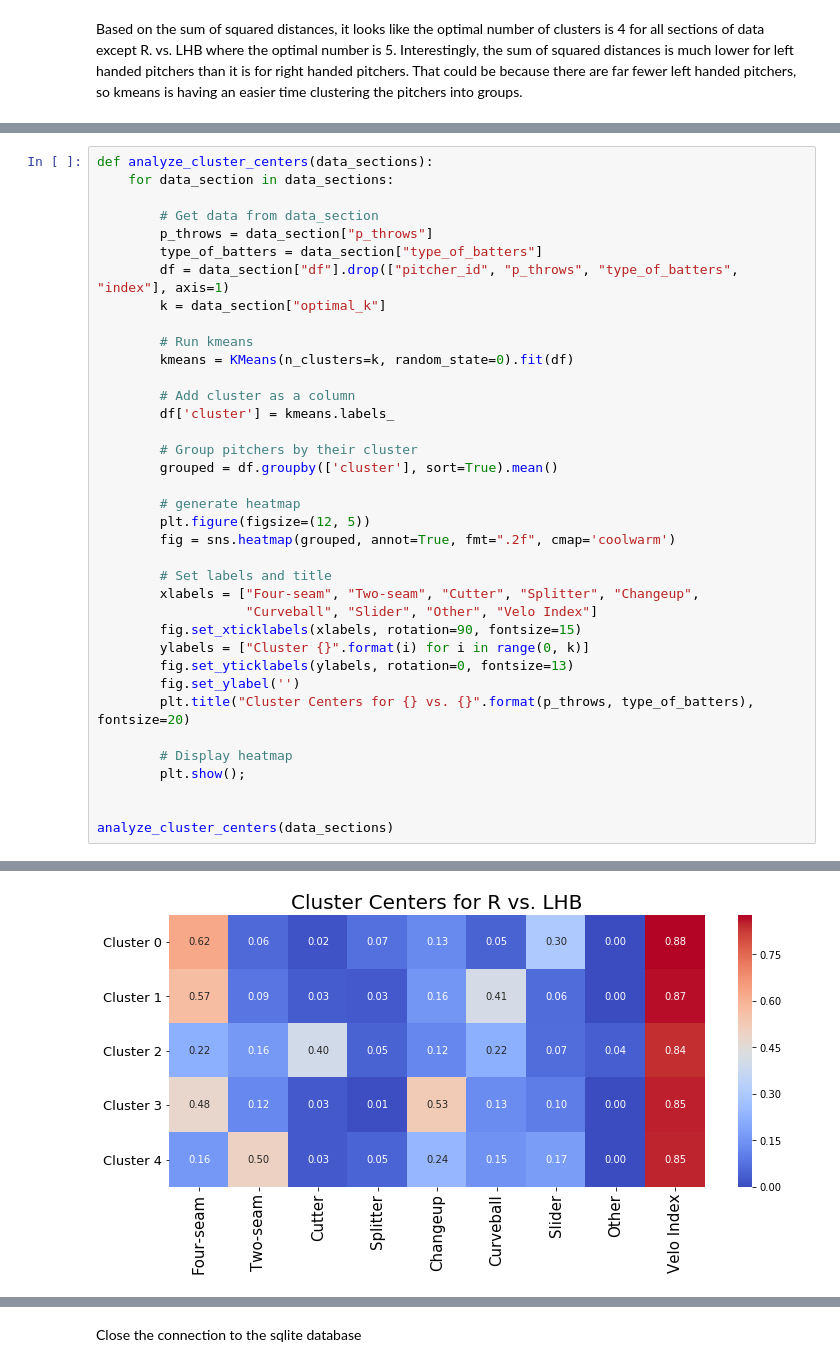
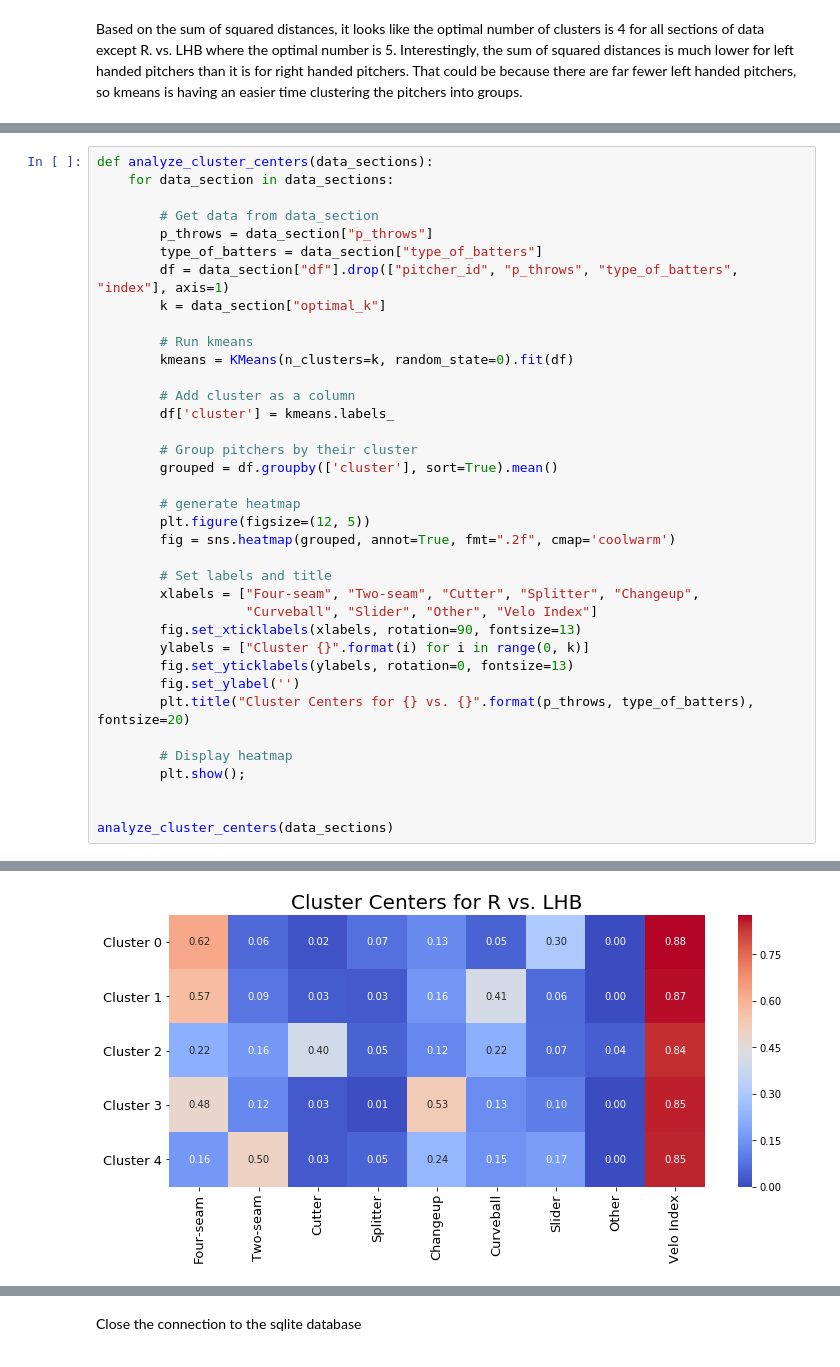
Before and after one commit to dsaltz432/MLB-Pitch-Types, a Jupyter notebook: Clustering Pitcher Types.ipynb, the cells around one changed output, grey strips where cells are left out. Drawn from its saved outputs; the diff is of its cells as text.

```diff
--- a/Clustering Pitcher Types.ipynb
+++ b/Clustering Pitcher Types.ipynb
@@ -598,7 +597,7 @@ def analyze_cluster_centers(data_sections):
         # Set labels and title
         xlabels = ["Four-seam", "Two-seam", "Cutter", "Splitter", "Changeup",
                    "Curveball", "Slider", "Other", "Velo Index"]
-        fig.set_xticklabels(xlabels, rotation=90, fontsize=15)
+        fig.set_xticklabels(xlabels, rotation=90, fontsize=13)
         ylabels = ["Cluster {}".format(i) for i in range(0, k)]
         fig.set_yticklabels(ylabels, rotation=0, fontsize=13)
         fig.set_ylabel('')
@@ -614 +613 @@ analyze_cluster_centers(data_sections)
-[figure, old version]
+[figure, new version]
```
Also changed, not shown: parts of 4 cells of this notebook.
